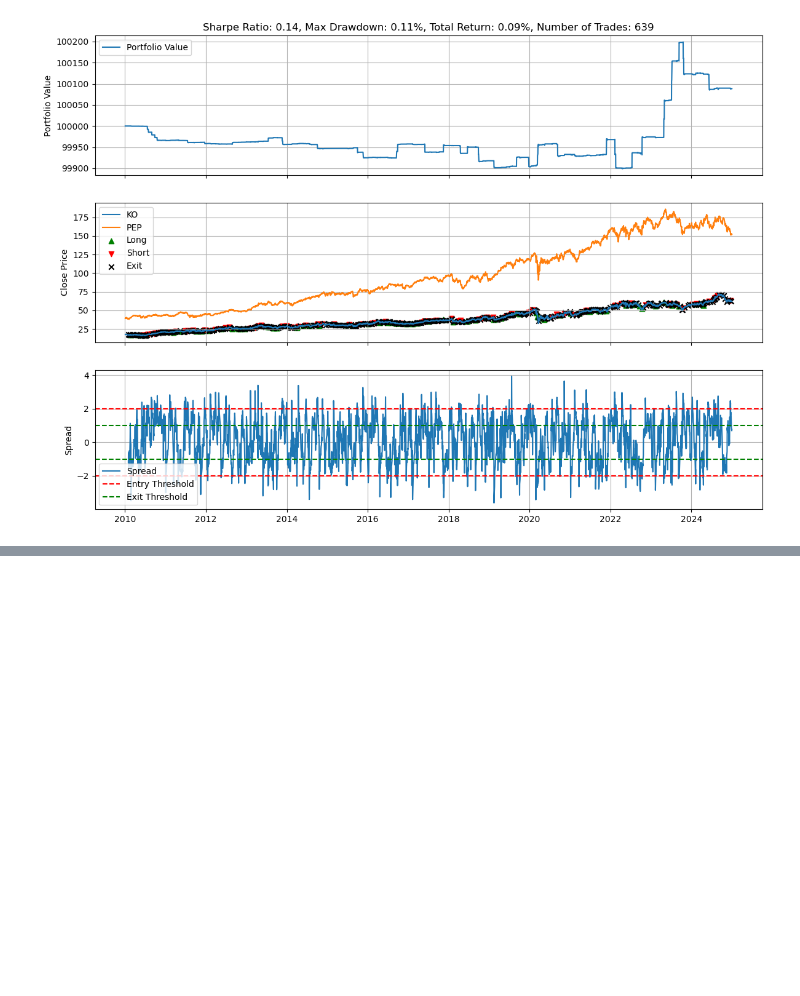
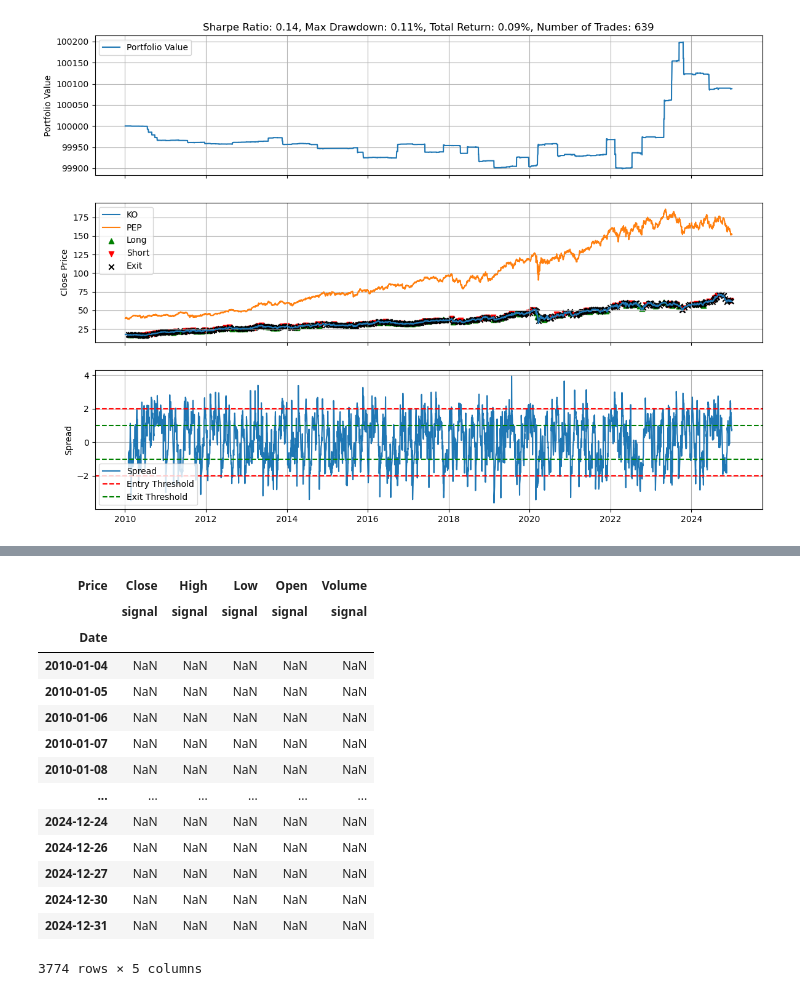
Before and after one commit to SamuelAhou/Algorithmic-Trading, a Jupyter notebook: main.ipynb, the cells around one changed output, grey strips where cells are left out. Saved outputs shown, nothing was run; the diff lists cells and outputs as text; code cells hidden in the pictures; blank space fills up the shorter version.

```diff
--- a/main.ipynb
+++ b/main.ipynb
@@ -537,0 +552,20 @@ plt.show()
+# %%
+mystrategy = Strategy('test', data, {})
+
+mystrategy.signals
+# %% [output]
+| Price | Close | High | Low | Open | Volume |
+|  | signal | signal | signal | signal | signal |
+| Date |  |  |  |  |  |
+| 2010-01-04 | NaN | NaN | NaN | NaN | NaN |
+| 2010-01-05 | NaN | NaN | NaN | NaN | NaN |
+| 2010-01-06 | NaN | NaN | NaN | NaN | NaN |
+| 2010-01-07 | NaN | NaN | NaN | NaN | NaN |
+| 2010-01-08 | NaN | NaN | NaN | NaN | NaN |
+| ... | ... | ... | ... | ... | ... |
+| 2024-12-24 | NaN | NaN | NaN | NaN | NaN |
+| 2024-12-26 | NaN | NaN | NaN | NaN | NaN |
+| 2024-12-27 | NaN | NaN | NaN | NaN | NaN |
+| 2024-12-30 | NaN | NaN | NaN | NaN | NaN |
+| 2024-12-31 | NaN | NaN | NaN | NaN | NaN |
+3774 rows × 5 columns
```
Also changed, not shown: parts of 1 cell of this notebook, 3 other files.
